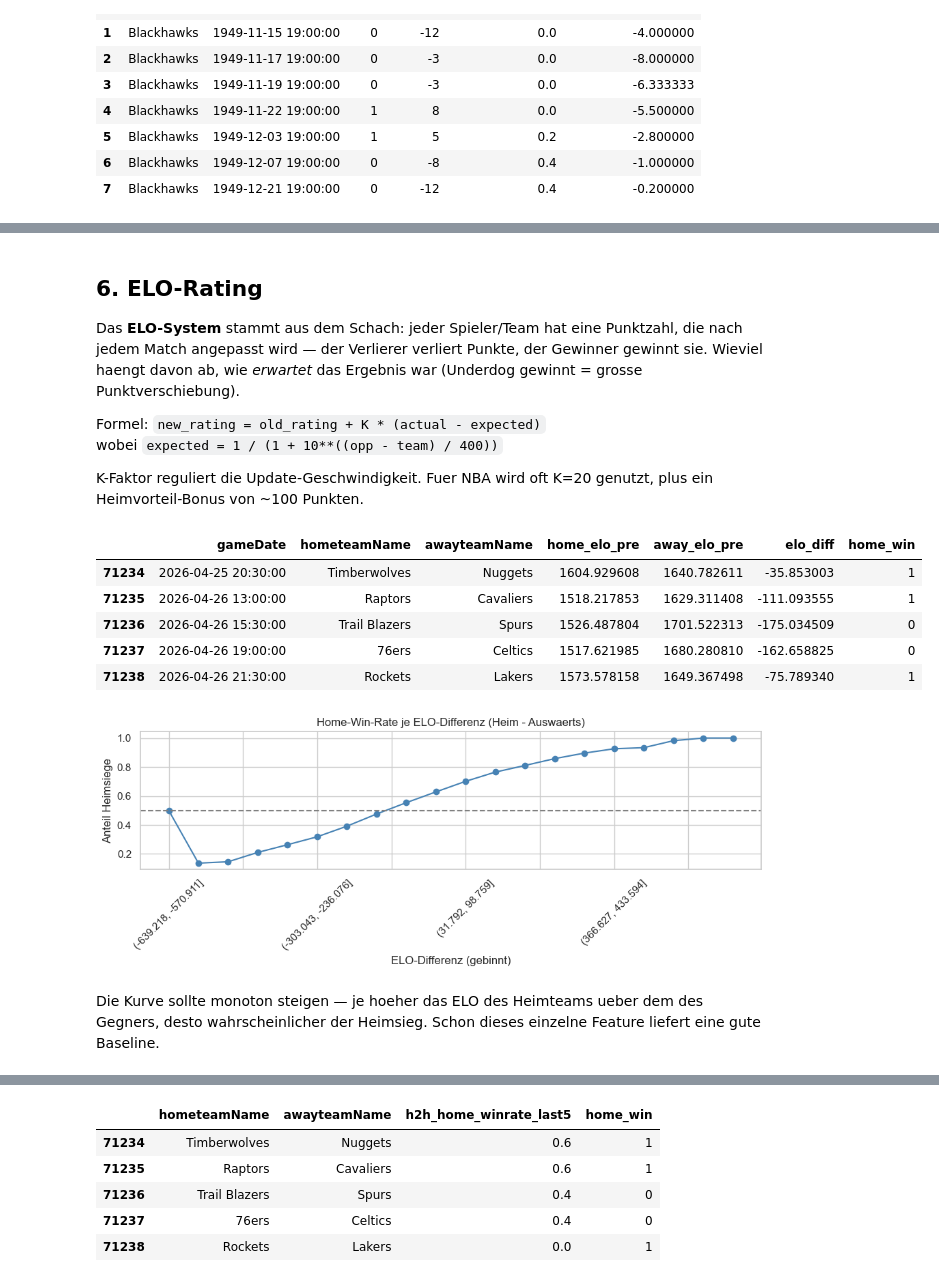
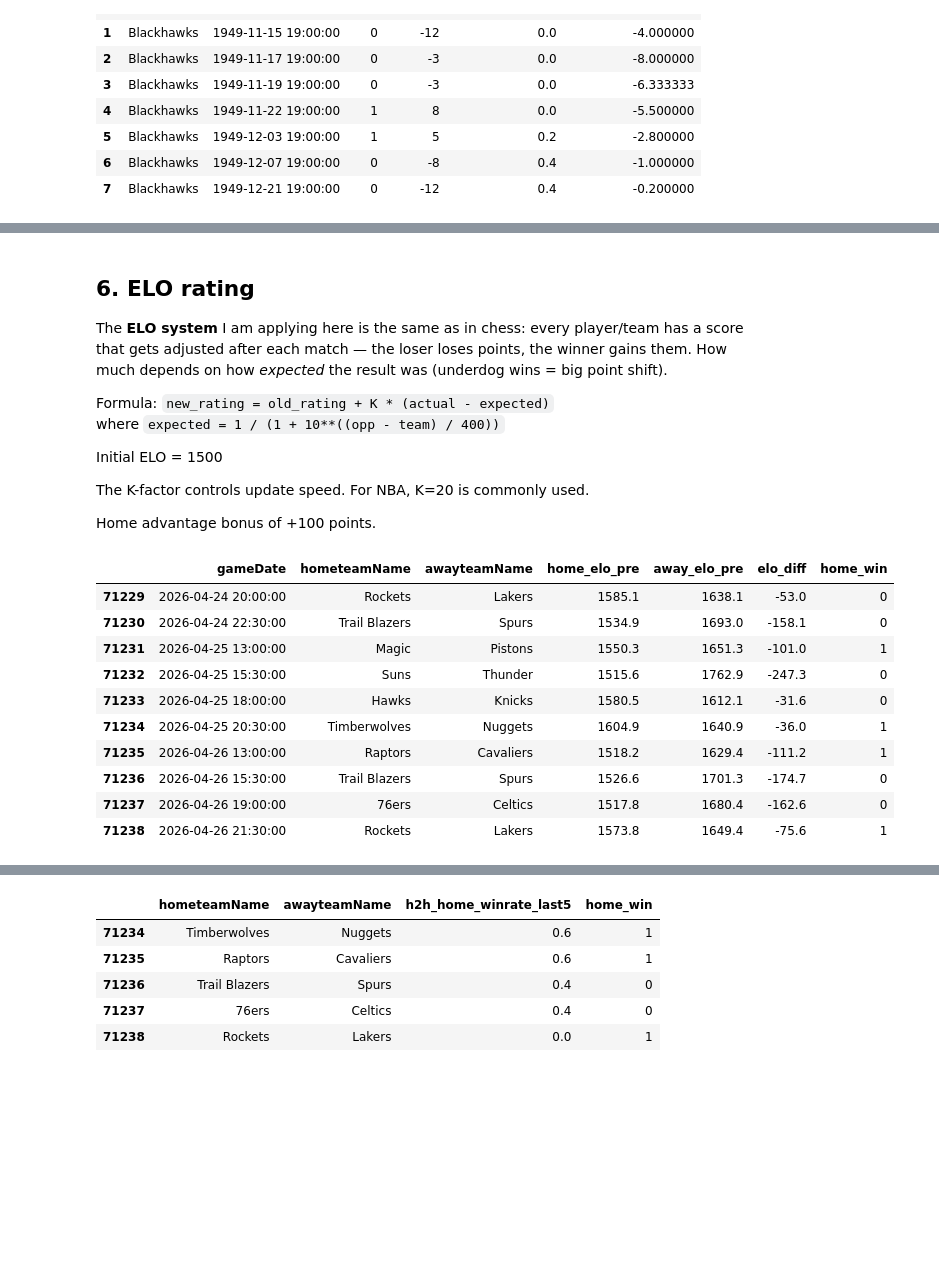
Before and after one commit to klp-data/nba-game-predictor, a Jupyter notebook: notebooks/02_feature_engineering.ipynb, the cells around one changed output, grey strips where cells are left out. Saved outputs shown, nothing was run; the diff lists cells and outputs as text; code cells hidden in the pictures; blank space fills up the shorter version.

```diff
--- a/notebooks/02_feature_engineering.ipynb
+++ b/notebooks/02_feature_engineering.ipynb
@@ -188,62 +261,53 @@ Anteil Back-to-Backs: 36.8%
 # %% [markdown]
-## 6. ELO-Rating
+## 6. ELO rating
 
-Das **ELO-System** stammt aus dem Schach: jeder Spieler/Team hat eine Punktzahl, die nach jedem Match angepasst wird — der Verlierer verliert Punkte, der Gewinner gewinnt sie. Wieviel haengt davon ab, wie *erwartet* das Ergebnis war (Underdog gewinnt = grosse Punktverschiebung).
+The **ELO system**  I am applying here is the same as in chess: every player/team has a score that gets adjusted after each match — the loser loses points, the winner gains them. How much depends on how *expected* the result was (underdog wins = big point shift).
 
-Formel: `new_rating = old_rating + K * (actual - expected)`
-wobei `expected = 1 / (1 + 10**((opp - team) / 400))`
+Formula: `new_rating = old_rating + K * (actual - expected)`
+where `expected = 1 / (1 + 10**((opp - team) / 400))`
 
-K-Faktor reguliert die Update-Geschwindigkeit. Fuer NBA wird oft K=20 genutzt, plus ein Heimvorteil-Bonus von ~100 Punkten.
+Initial ELO = 1500
+
+The K-factor controls update speed. For NBA, K=20 is commonly used.
+
+Home advantage bonus of +100 points.
 # %%
 INITIAL_ELO = 1500
 K = 20
 HOME_ADV = 100
 
-elo = {}                  # teamId -> aktuelles ELO
-home_elo_pre = []         # ELO des Heimteams VOR dem Spiel
-away_elo_pre = []         # ELO des Auswaertsteams VOR dem Spiel
+elo = {}                  # teamId -> current ELO, Dic
+home_elo_pre = []         # home team ELO before the game, List
+away_elo_pre = []         # away team ELO before the game, List
 
 for row in df.itertuples(index=False):
-    h, a = row.hometeamId, row.awayteamId
-    rh = elo.get(h, INITIAL_ELO)
+    h, a = row.hometeamId, row.awayteamId # matching teams
+    rh = elo.get(h, INITIAL_ELO) # checking current elo otherwise initial
     ra = elo.get(a, INITIAL_ELO)
 
-    home_elo_pre.append(rh)
+    home_elo_pre.append(rh) # adding to list
     away_elo_pre.append(ra)
 
-    expected_home = 1 / (1 + 10 ** (((ra) - (rh + HOME_ADV)) / 400))
-    actual_home = 1.0 if row.homeScore > row.awayScore else 0.0
+    expected_home = 1 / (1 + 10 ** (((ra) - (rh + HOME_ADV)) / 400)) # calc elo score
+    actual_home = 1.0 if row.homeScore > row.awayScore else 0.0 # check the outcome
 
-    elo[h] = rh + K * (actual_home - expected_home)
-    elo[a] = ra + K * ((1 - actual_home) - (1 - expected_home))
+    elo[h] = round(rh + K * (actual_home - expected_home), 1) # adjusting elo with outcome
+    elo[a] = round(ra + K * ((1 - actual_home) - (1 - expected_home)), 1)
 
-df['home_elo_pre'] = home_elo_pre
-df['away_elo_pre'] = away_elo_pre
-df['elo_diff'] = df.home_elo_pre - df.away_elo_pre
+df["home_elo_pre"] = home_elo_pre
+df["away_elo_pre"] = away_elo_pre
+df["elo_diff"] = df.home_elo_pre - df.away_elo_pre
 
-df[['gameDate', 'hometeamName', 'awayteamName', 'home_elo_pre', 'away_elo_pre', 'elo_diff', 'home_win']].tail(5)
+df[["gameDate", "hometeamName", "awayteamName", "home_elo_pre", "away_elo_pre", "elo_diff", "home_win"]].tail(10)
 # %% [output]
 |  | gameDate | hometeamName | awayteamName | home_elo_pre | away_elo_pre | elo_diff | home_win |
-| 71234 | 2026-04-25 20:30:00 | Timberwolves | Nuggets | 1604.929608 | 1640.782611 | -35.853003 | 1 |
-| 71235 | 2026-04-26 13:00:00 | Raptors | Cavaliers | 1518.217853 | 1629.311408 | -111.093555 | 1 |
-| 71236 | 2026-04-26 15:30:00 | Trail Blazers | Spurs | 1526.487804 | 1701.522313 | -175.034509 | 0 |
-| 71237 | 2026-04-26 19:00:00 | 76ers | Celtics | 1517.621985 | 1680.280810 | -162.658825 | 0 |
-| 71238 | 2026-04-26 21:30:00 | Rockets | Lakers | 1573.578158 | 1649.367498 | -75.789340 | 1 |
+| 71229 | 2026-04-24 20:00:00 | Rockets | Lakers | 1585.1 | 1638.1 | -53.0 | 0 |
+| 71230 | 2026-04-24 22:30:00 | Trail Blazers | Spurs | 1534.9 | 1693.0 | -158.1 | 0 |
+| 71231 | 2026-04-25 13:00:00 | Magic | Pistons | 1550.3 | 1651.3 | -101.0 | 1 |
+| 71232 | 2026-04-25 15:30:00 | Suns | Thunder | 1515.6 | 1762.9 | -247.3 | 0 |
+| 71233 | 2026-04-25 18:00:00 | Hawks | Knicks | 1580.5 | 1612.1 | -31.6 | 0 |
+| 71234 | 2026-04-25 20:30:00 | Timberwolves | Nuggets | 1604.9 | 1640.9 | -36.0 | 1 |
+| 71235 | 2026-04-26 13:00:00 | Raptors | Cavaliers | 1518.2 | 1629.4 | -111.2 | 1 |
+| 71236 | 2026-04-26 15:30:00 | Trail Blazers | Spurs | 1526.6 | 1701.3 | -174.7 | 0 |
+| 71237 | 2026-04-26 19:00:00 | 76ers | Celtics | 1517.8 | 1680.4 | -162.6 | 0 |
+| 71238 | 2026-04-26 21:30:00 | Rockets | Lakers | 1573.8 | 1649.4 | -75.6 | 1 |
-# %%
-# Sanity-Check: Sagt ELO-Differenz die Heimsiege voraus?
-fig, ax = plt.subplots(figsize=(10, 4))
-df['elo_diff_bin'] = pd.cut(df.elo_diff, bins=20)
-win_by_elo = df.groupby('elo_diff_bin', observed=True).home_win.agg(['mean', 'count'])
-win_by_elo['mean'].plot(ax=ax, marker='o', color='steelblue')
-ax.set_title('Home-Win-Rate je ELO-Differenz (Heim - Auswaerts)')
-ax.set_xlabel('ELO-Differenz (gebinnt)')
-ax.set_ylabel('Anteil Heimsiege')
-ax.axhline(0.5, color='gray', linestyle='--')
-plt.xticks(rotation=45)
-plt.tight_layout()
-plt.show()
-df = df.drop(columns=['elo_diff_bin'])
-# %% [output]
-[figure, removed]
-# %% [markdown]
-Die Kurve sollte monoton steigen — je hoeher das ELO des Heimteams ueber dem des Gegners, desto wahrscheinlicher der Heimsieg. Schon dieses einzelne Feature liefert eine gute Baseline.
```
Also changed, not shown: parts of 30 cells of this notebook, 1 other file.
